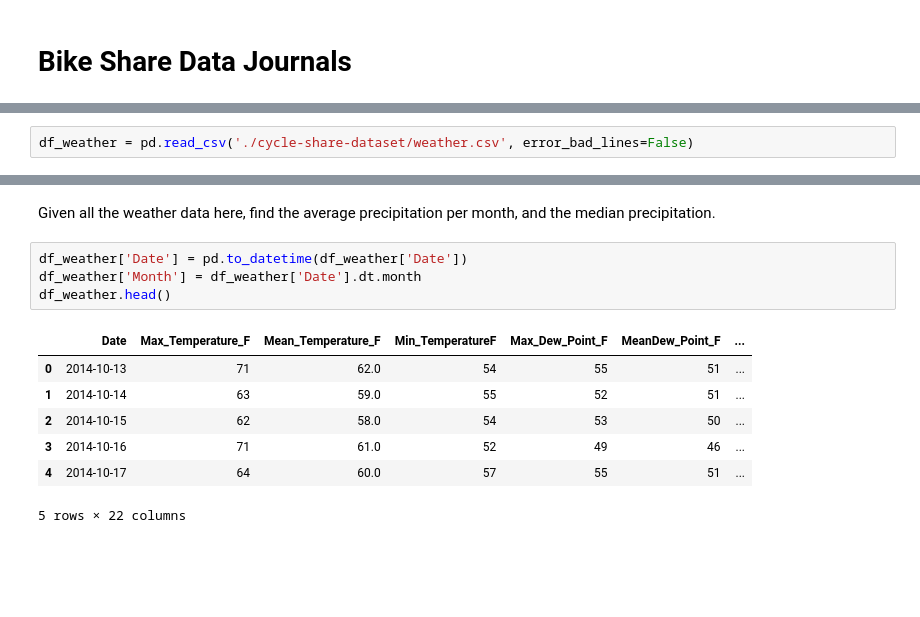
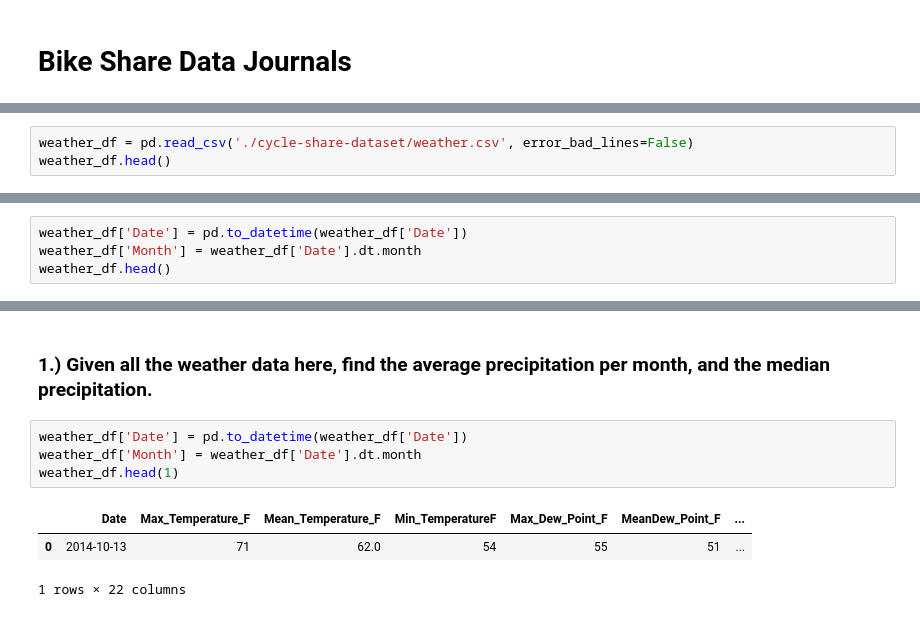
Before and after one commit to emd5/data_analysis, a Jupyter notebook: bike-stats.ipynb, the cells around one changed output, grey strips where cells are left out. Saved outputs shown, nothing was run; the diff lists cells and outputs as text; blank space fills up the shorter version.

```diff
--- a/bike-stats.ipynb
+++ b/bike-stats.ipynb
@@ -25,2 +37,3 @@ trip_df.head()
 # %%
-df_weather = pd.read_csv('./cycle-share-dataset/weather.csv', error_bad_lines=False)
+weather_df = pd.read_csv('./cycle-share-dataset/weather.csv', error_bad_lines=False)
+weather_df.head()
@@ -46,0 +71,4 @@ station_df.head()
+# %%
+weather_df['Date'] = pd.to_datetime(weather_df['Date'])
+weather_df['Month'] = weather_df['Date'].dt.month
+weather_df.head()
@@ -47,15 +83,11 @@ station_df.head()
 # %% [markdown]
-Given all the weather data here, find the average precipitation per month, and the median precipitation.
+### 1.) Given all the weather data here, find the average precipitation per month, and the median precipitation.
 # %%
-df_weather['Date'] = pd.to_datetime(df_weather['Date'])
-df_weather['Month'] = df_weather['Date'].dt.month
-df_weather.head()
+weather_df['Date'] = pd.to_datetime(weather_df['Date'])
+weather_df['Month'] = weather_df['Date'].dt.month
+weather_df.head(1)
 # %% [output]
 |  | Date | Max_Temperature_F | Mean_Temperature_F | Min_TemperatureF | Max_Dew_Point_F | MeanDew_Point_F | ... |
 | 0 | 2014-10-13 | 71 | 62.0 | 54 | 55 | 51 | ... |
-| 1 | 2014-10-14 | 63 | 59.0 | 55 | 52 | 51 | ... |
-| 2 | 2014-10-15 | 62 | 58.0 | 54 | 53 | 50 | ... |
-| 3 | 2014-10-16 | 71 | 61.0 | 52 | 49 | 46 | ... |
-| 4 | 2014-10-17 | 64 | 60.0 | 57 | 55 | 51 | ... |
-5 rows × 22 columns
+1 rows × 22 columns
 # %%
```
Also changed, not shown: parts of 31 cells of this notebook.
